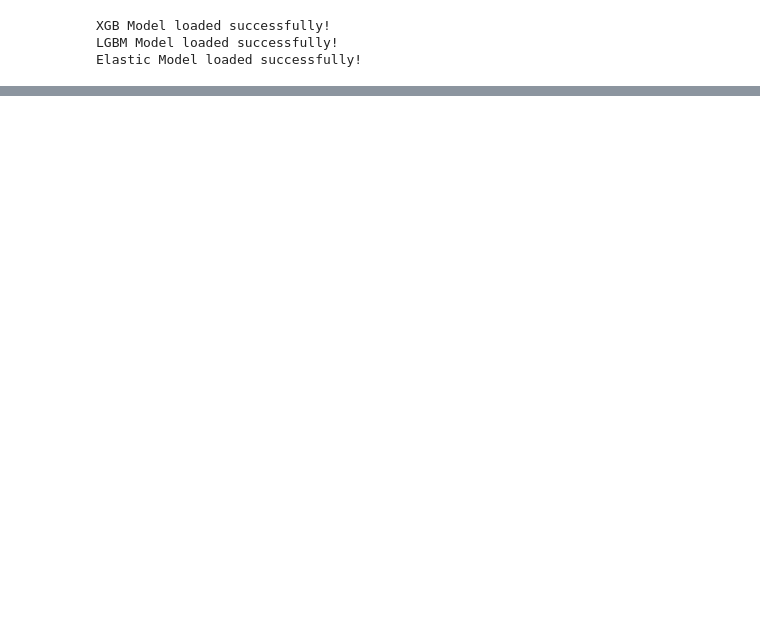
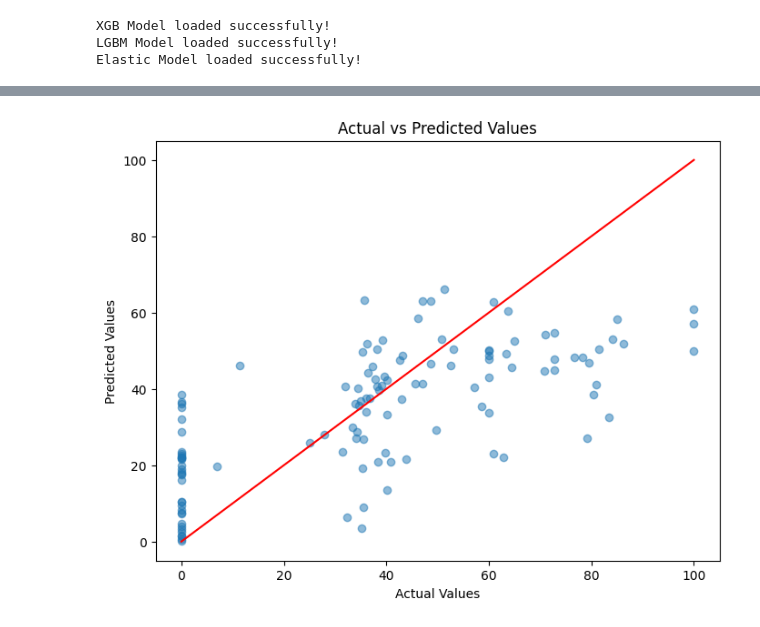
Before and after one commit to dfquinn23/Project_2, a Jupyter notebook: sorare/04_forwards.ipynb, the cells around one changed output, grey strips where cells are left out. Saved outputs shown, nothing was run; the diff lists cells and outputs as text; code cells hidden in the pictures; blank space fills up the shorter version.

```diff
--- a/sorare/04_forwards.ipynb
+++ b/sorare/04_forwards.ipynb
@@ -319,3 +319,16 @@ Mean Elastic score: 0.5224843980713978
 # %%
 saved_forwards_df = epl_forwards_df[['Display_Name', 'First_Name','Last_Name','Player_Number', 'Position', 'Current_Club','So_5_Scores_9','sorare_xgb_predictions', 'sorare_lgbm_predictions', 'sorare_elastic_predictions', 'sorare_predictions']]
 saved_forwards_df.to_csv('sorare_data/predictions/sorare_forwards_predictions.csv', index=False)
+# %%
+actual = y_true
+predicted = elastic_predictions
+
+plt.figure(figsize=(8, 6))
+plt.scatter(actual, predicted, alpha=0.5)
+plt.plot([min(actual), max(actual)], [min(actual), max(actual)], color='red')  # Diagonal line for perfect prediction
+plt.title("Actual vs Predicted Values")
+plt.xlabel("Actual Values")
+plt.ylabel("Predicted Values")
+plt.show()
+# %% [output]
+[figure, added]
```
Also changed, not shown: parts of 18 cells of this notebook, 29 other files.
